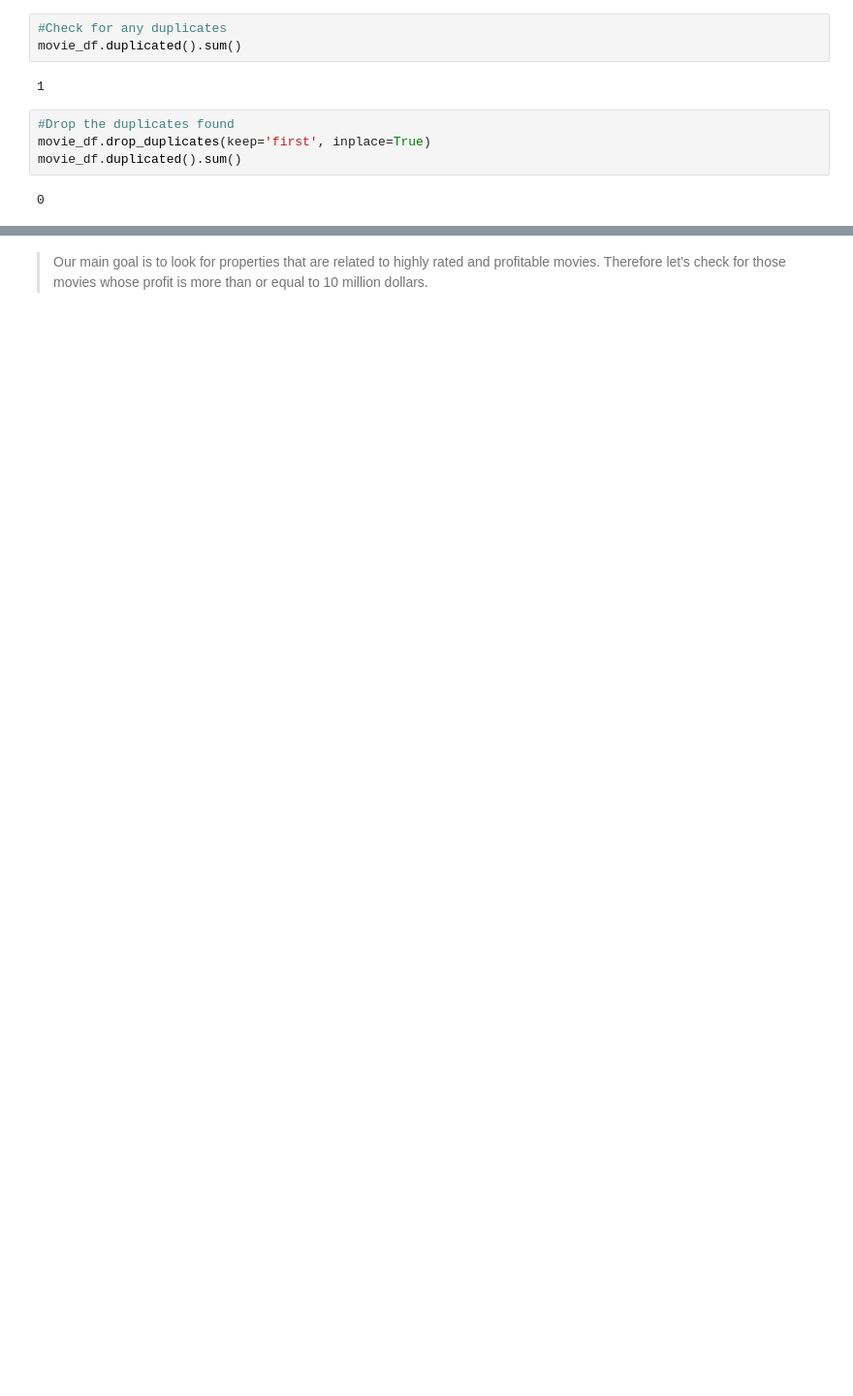
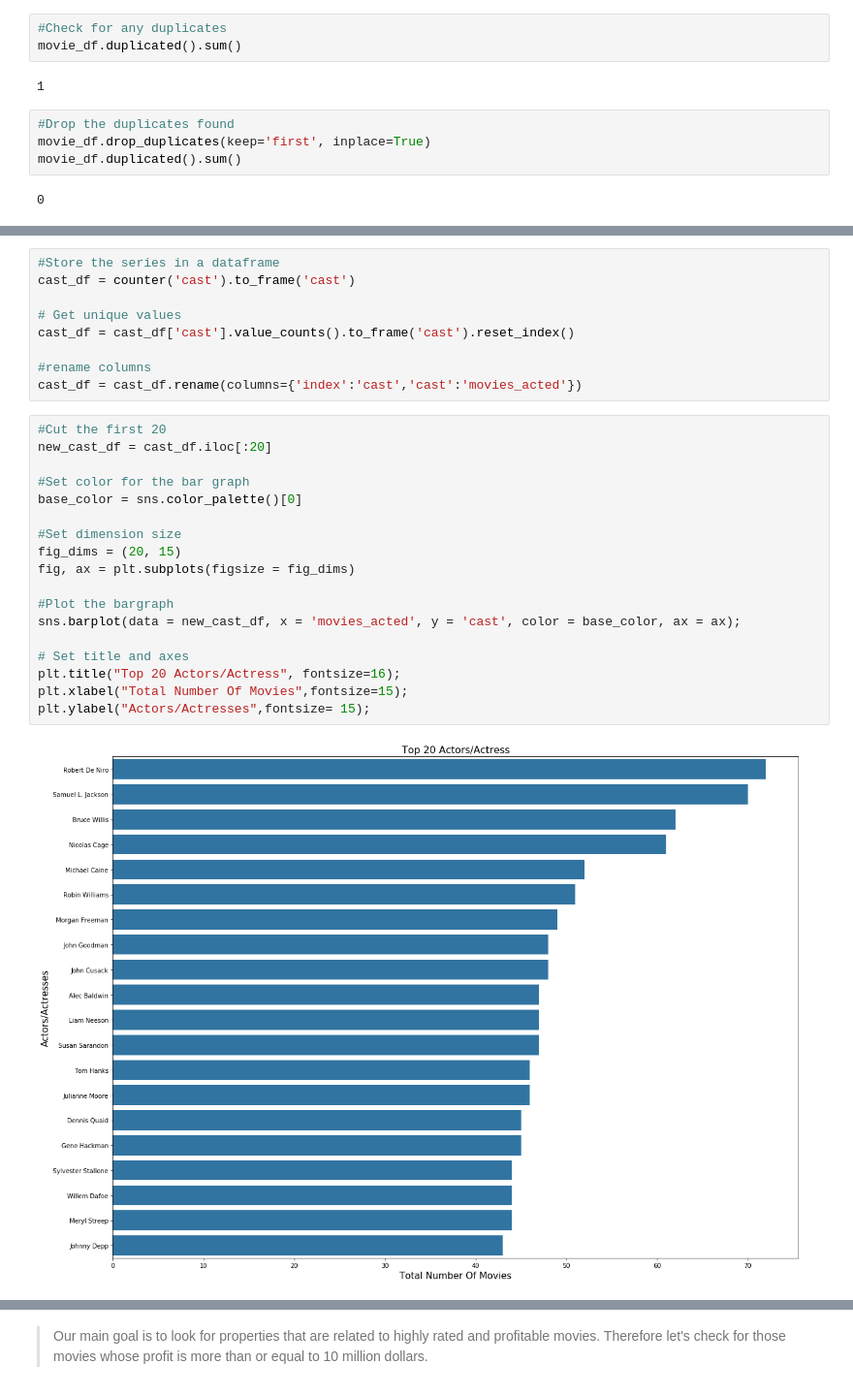
Before and after one commit to anniemburu/Investigate-the-TMDb-Dataset, a Jupyter notebook: movies.ipynb, the cells around one changed output, grey strips where cells are left out. Shown: that part at 97% size. Drawn from its saved outputs; the diff is of its cells as text; blank space fills up the shorter version.

```diff
--- a/movies.ipynb
+++ b/movies.ipynb
@@ -538,0 +310,29 @@ highr_movie_df.head()
+# %%
+#Store the series in a dataframe
+cast_df = counter('cast').to_frame('cast')
+
+# Get unique values
+cast_df = cast_df['cast'].value_counts().to_frame('cast').reset_index()
+
+#rename columns
+cast_df = cast_df.rename(columns={'index':'cast','cast':'movies_acted'})
+# %%
+#Cut the first 20
+new_cast_df = cast_df.iloc[:20]
+
+#Set color for the bar graph
+base_color = sns.color_palette()[0]
+
+#Set dimension size
+fig_dims = (20, 15)
+fig, ax = plt.subplots(figsize = fig_dims)
+
+#Plot the bargraph
+sns.barplot(data = new_cast_df, x = 'movies_acted', y = 'cast', color = base_color, ax = ax);
+
+# Set title and axes
+plt.title("Top 20 Actors/Actress", fontsize=16);
+plt.xlabel("Total Number Of Movies",fontsize=15);
+plt.ylabel("Actors/Actresses",fontsize= 15);
+# %% [output]
+[figure, added]
```
Also changed, not shown: parts of 127 cells of this notebook, 1 other file.
